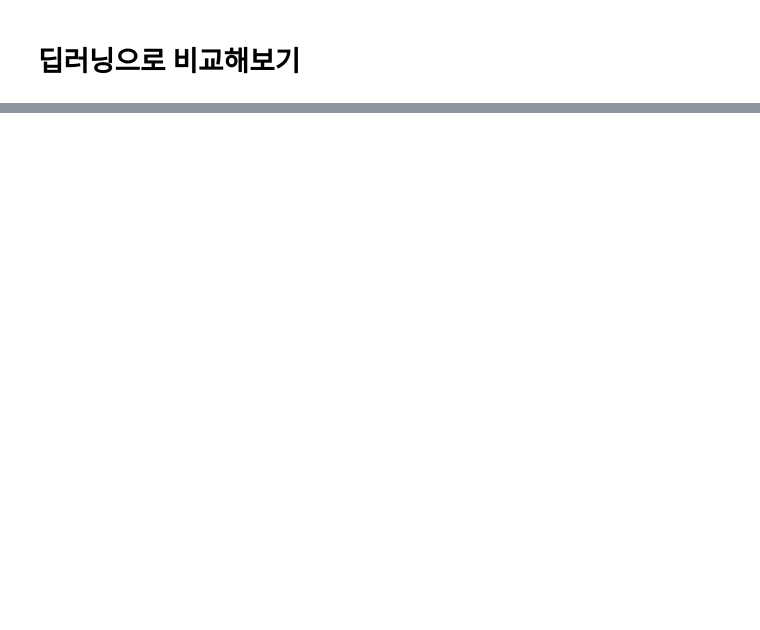
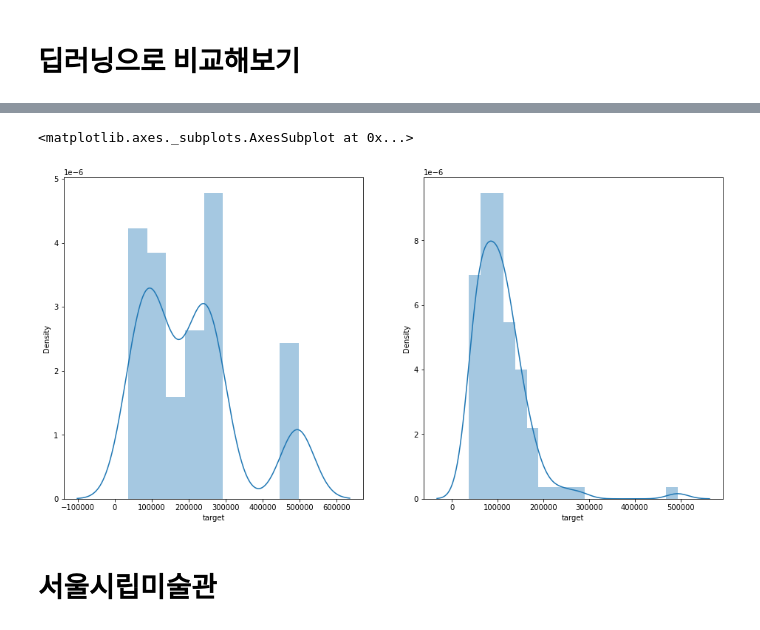
Before and after one commit to qkrwjdduf159/-, a Jupyter notebook: 팀프로젝트/Modeling.ipynb, the cells around one changed output, grey strips where cells are left out. Saved outputs shown, nothing was run; the diff lists cells and outputs as text; code cells hidden in the pictures; blank space fills up the shorter version.

```diff
--- a/팀프로젝트/Modeling.ipynb
+++ b/팀프로젝트/Modeling.ipynb
@@ -697,0 +796,3 @@ final_model.run(standard)
+# %%
+import smogn
+덕수궁_data = smogn.smoter(data = data, y = 'target', k = 9, samp_method = 'extreme', rel_thres = 0.80, rel_method = 'auto', rel_xtrm_type = 'high', rel_coef = 2.25)
@@ -697,0 +809,3 @@ final_model.run(standard)
+# %%
+smote_data = 덕수궁_data.drop(['date','month'], axis = 1)
+data = data.drop(['date','month'], axis = 1)
@@ -697,0 +860,10 @@ final_model.run(standard)
+# %%
+# target변수를 분포로 살펴보기
+fig, ax = plt.subplots(ncols = 2, figsize = (16,8))
+sns.distplot(smote_data['target'], ax = ax[0])
+sns.distplot(data['target'], ax = ax[1])
+# %% [output]
+<matplotlib.axes._subplots.AxesSubplot at 0x...>
+[figure, added]
+# %% [markdown]
+# 서울시립미술관
```
Also changed, not shown: parts of 40 cells of this notebook.
